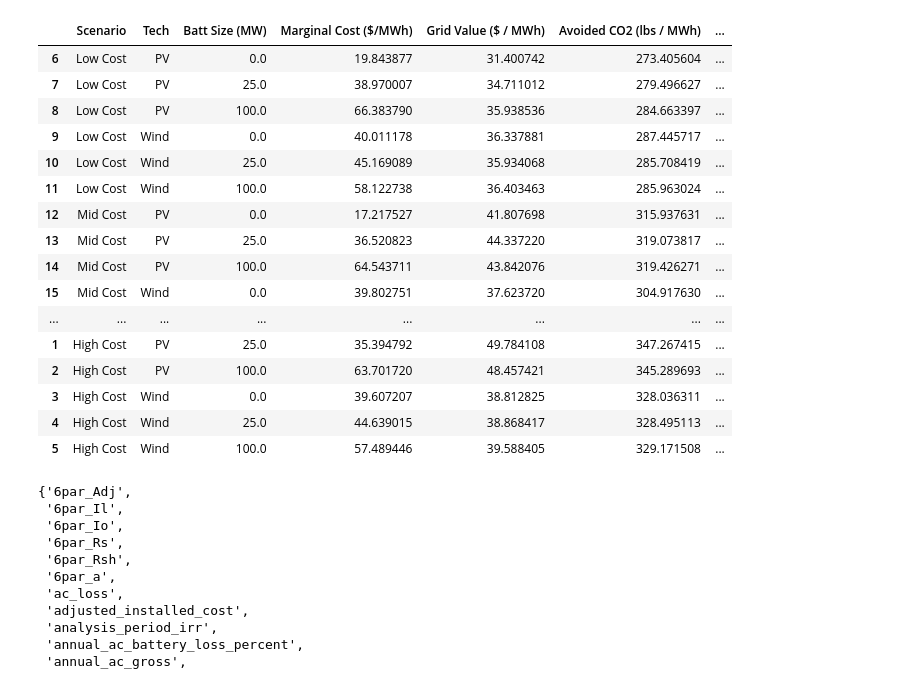
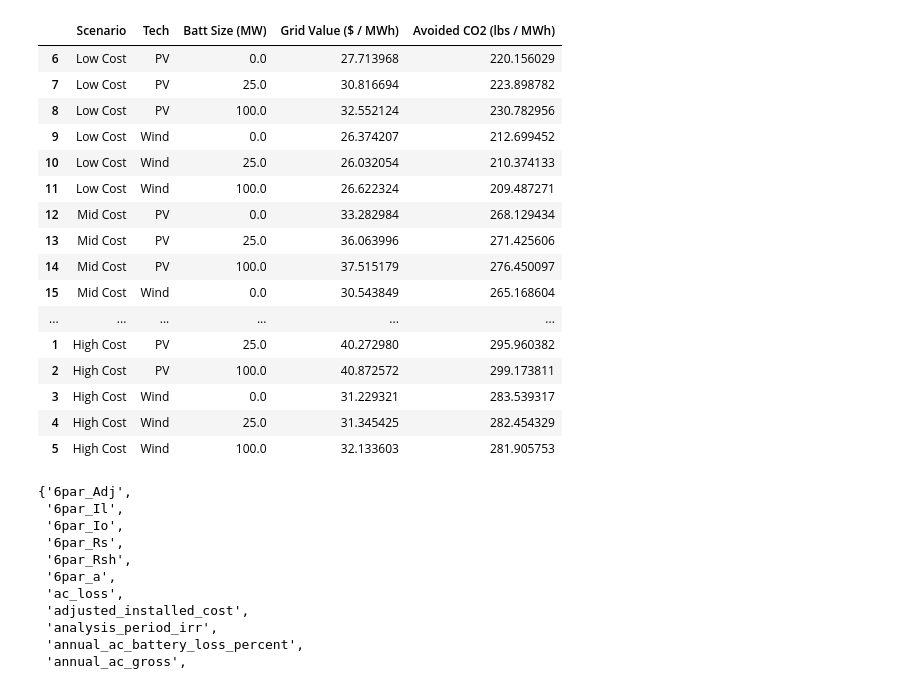
Before and after one commit to NREL/vapor, a Jupyter notebook: notebooks/viz_supply_curves.ipynb, the cells around one changed output. Saved outputs shown, nothing was run; the diff lists cells and outputs as text; code cells hidden in the pictures.

```diff
--- a/notebooks/viz_supply_curves.ipynb
+++ b/notebooks/viz_supply_curves.ipynb
@@ -8,6 +8,8 @@ import matplotlib.ticker as mtick
 import seaborn as sns
 import matplotlib.patches as mpatches
 import pandas as pd
+pd.set_option('display.max_rows', 500)
+pd.set_option('display.max_columns', 500)
 
 import vapor
 from vapor.models import Cambium
@@ -19,10 +21,10 @@ dfs = []
 
 # --- Define Optimization Variables ---
 aggregate_region = 'pca'
-opt_vars = ['marginal_cost_mwh']
+opt_vars = ['project_return_aftertax_npv']#['marginal_cost_mwh']
 scenarios = ['StdScen20_HighRECost', 'StdScen20_LowRECost', 'StdScen20_MidCase']
 techs = ['pv', 'wind']
-batt_sizes = [25., 100.]
+batt_sizes = [0., 25., 100.]
 batt_durations = [4.]
 
 for opt_var in opt_vars:
@@ -36,3 +38,20 @@ for opt_var in opt_vars:
 
 
 results = pd.concat(dfs, axis='rows')
+results.reset_index(drop=True, inplace=True)
+
+# --- Map on States ---
+hierarchy = pd.read_csv(os.path.join('data','geography','region_hierarchy.csv'))
+hierarchy.rename({'pca':'region'}, axis='columns', inplace=True)
+df = results.merge(hierarchy[['region','state']], on='region', how='left')
+
+# --- Sort Systems to Keep best by State ---
+df.sort_values(opt_vars[0], inplace=True)
+df.drop_duplicates(['scenario','state','tech','batt_size'], inplace=True) #keep best performing system by region/scenario
+
+# --- Clean up ---
+df['lifetime_cambium_co2_rate_avg_mwh'] = df['lifetime_cambium_co2_rate_avg'] / df['lifetime_output_mwh']
+df['lifetime_cambium_co2_rate_avg_mw'] = df['lifetime_cambium_co2_rate_avg'] / df['system_capacity']
+df['lifetime_cambium_grid_value'] = df['lifetime_cambium_grid_value'] / df['system_capacity']
+
+df.head()
@@ -117,2 +65,0 @@ df.drop_duplicates(['scenario','region','batt_size'])
-# %%
-results['lifetime_cambium_co2_rate_avg_mwh'] = results['lifetime_cambium_co2_rate_avg'] / results['lifetime_output_mwh']
@@ -248,37 +185,37 @@ Viz.supply_curve(opt_var, 'StdScen19_Mid_Case', batt_sizes=[25, 100], legend=Fal
 # %%
 grouped = results.groupby(['scenario','tech','batt_size'], as_index=False)\
-                [['marginal_cost_mwh','grid_value_per_mwh','lifetime_cambium_co2_rate_avg_mwh','lifetime_output_mwh']].mean()
+                [['grid_value_per_mwh','lifetime_cambium_co2_rate_avg_mwh']].mean()
 # grouped[['lifetime_cambium_co2_rate_avg','lifetime_cambium_grid_value']] /= 1e6
 
-rename_dict = {'StdScen19_High_RE_Cost':'High Cost', 'StdScen19_Mid_Case':'Mid Cost', 'StdScen19_Low_RE_Cost':'Low Cost'}
+rename_dict = {'StdScen20_HighRECost':'High Cost', 'StdScen20_MidCase':'Mid Cost', 'StdScen20_LowRECost':'Low Cost'}
 grouped['scenario'] = grouped['scenario'].map(rename_dict)
 grouped['scenario'] = pd.Categorical(grouped['scenario'], categories=['Low Cost', 'Mid Cost', 'High Cost'], ordered=True)
 
 tech_dict = {'pv':'PV', 'wind':'Wind'}
 grouped['tech'] = grouped['tech'].map(tech_dict)
 
 grouped.sort_values(['scenario','tech','batt_size'], inplace=True)
-grouped.columns = ['Scenario','Tech','Batt Size (MW)', 'Marginal Cost ($/MWh)', 'Grid Value ($ / MWh)', 'Avoided CO2 (lbs / MWh)','gen']
+grouped.columns = ['Scenario','Tech','Batt Size (MW)', 'Grid Value ($ / MWh)', 'Avoided CO2 (lbs / MWh)']
 grouped.to_csv(os.path.join('images','supply_curve_table.csv'))
 grouped
 # %% [output]
-|  | Scenario | Tech | Batt Size (MW) | Marginal Cost ($/MWh) | Grid Value ($ / MWh) | Avoided CO2 (lbs / MWh) | ... |
-| 6 | Low Cost | PV | 0.0 | 19.843877 | 31.400742 | 273.405604 | ... |
-| 7 | Low Cost | PV | 25.0 | 38.970007 | 34.711012 | 279.496627 | ... |
-| 8 | Low Cost | PV | 100.0 | 66.383790 | 35.938536 | 284.663397 | ... |
-| 9 | Low Cost | Wind | 0.0 | 40.011178 | 36.337881 | 287.445717 | ... |
-| 10 | Low Cost | Wind | 25.0 | 45.169089 | 35.934068 | 285.708419 | ... |
-| 11 | Low Cost | Wind | 100.0 | 58.122738 | 36.403463 | 285.963024 | ... |
-| 12 | Mid Cost | PV | 0.0 | 17.217527 | 41.807698 | 315.937631 | ... |
-| 13 | Mid Cost | PV | 25.0 | 36.520823 | 44.337220 | 319.073817 | ... |
-| 14 | Mid Cost | PV | 100.0 | 64.543711 | 43.842076 | 319.426271 | ... |
-| 15 | Mid Cost | Wind | 0.0 | 39.802751 | 37.623720 | 304.917630 | ... |
-| ... | ... | ... | ... | ... | ... | ... | ... |
-| 1 | High Cost | PV | 25.0 | 35.394792 | 49.784108 | 347.267415 | ... |
-| 2 | High Cost | PV | 100.0 | 63.701720 | 48.457421 | 345.289693 | ... |
-| 3 | High Cost | Wind | 0.0 | 39.607207 | 38.812825 | 328.036311 | ... |
-| 4 | High Cost | Wind | 25.0 | 44.639015 | 38.868417 | 328.495113 | ... |
-| 5 | High Cost | Wind | 100.0 | 57.489446 | 39.588405 | 329.171508 | ... |
+|  | Scenario | Tech | Batt Size (MW) | Grid Value ($ / MWh) | Avoided CO2 (lbs / MWh) |
+| 6 | Low Cost | PV | 0.0 | 27.713968 | 220.156029 |
+| 7 | Low Cost | PV | 25.0 | 30.816694 | 223.898782 |
+| 8 | Low Cost | PV | 100.0 | 32.552124 | 230.782956 |
+| 9 | Low Cost | Wind | 0.0 | 26.374207 | 212.699452 |
+| 10 | Low Cost | Wind | 25.0 | 26.032054 | 210.374133 |
+| 11 | Low Cost | Wind | 100.0 | 26.622324 | 209.487271 |
+| 12 | Mid Cost | PV | 0.0 | 33.282984 | 268.129434 |
+| 13 | Mid Cost | PV | 25.0 | 36.063996 | 271.425606 |
+| 14 | Mid Cost | PV | 100.0 | 37.515179 | 276.450097 |
+| 15 | Mid Cost | Wind | 0.0 | 30.543849 | 265.168604 |
+| ... | ... | ... | ... | ... | ... |
+| 1 | High Cost | PV | 25.0 | 40.272980 | 295.960382 |
+| 2 | High Cost | PV | 100.0 | 40.872572 | 299.173811 |
+| 3 | High Cost | Wind | 0.0 | 31.229321 | 283.539317 |
+| 4 | High Cost | Wind | 25.0 | 31.345425 | 282.454329 |
+| 5 | High Cost | Wind | 100.0 | 32.133603 | 281.905753 |
 # %%
 set(pd.read_pickle('results/state_best_pv_StdScen19_High_RE_Cost_marginal_cost_mwh_batt_100.0_4.0.pkl'))
 # %% [output]
```
Also changed, not shown: parts of 13 cells of this notebook, 3 other files.
